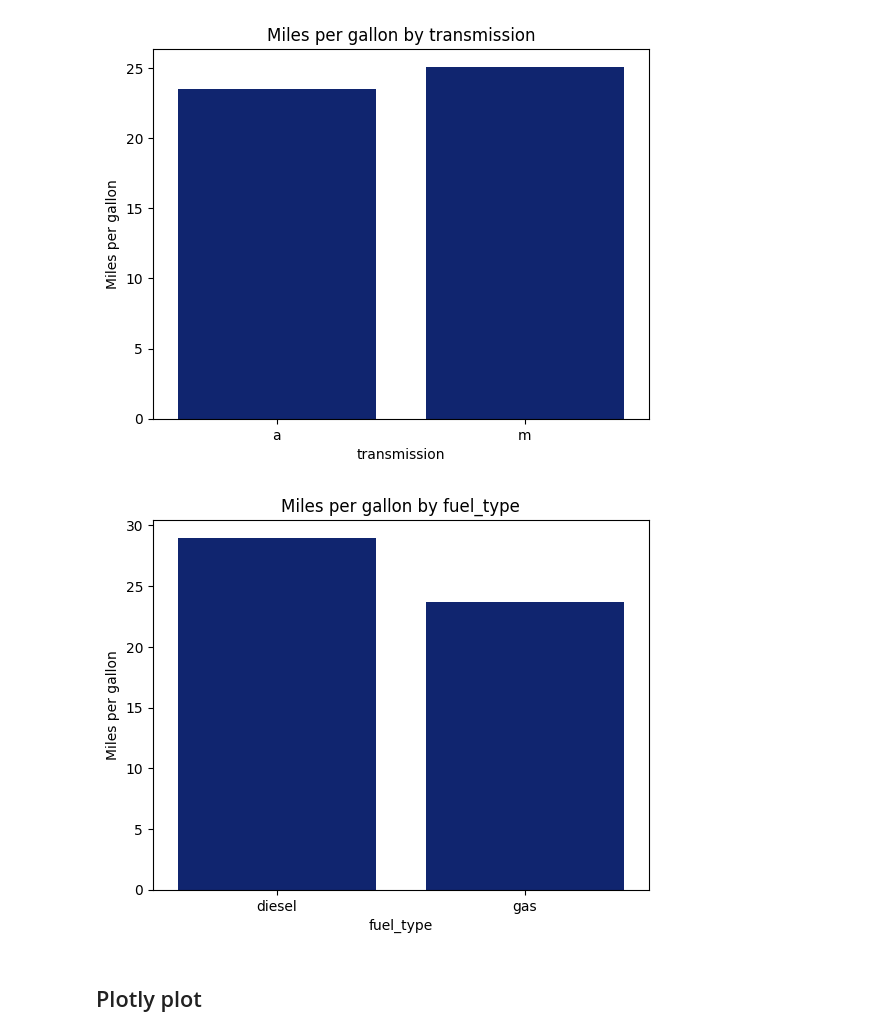
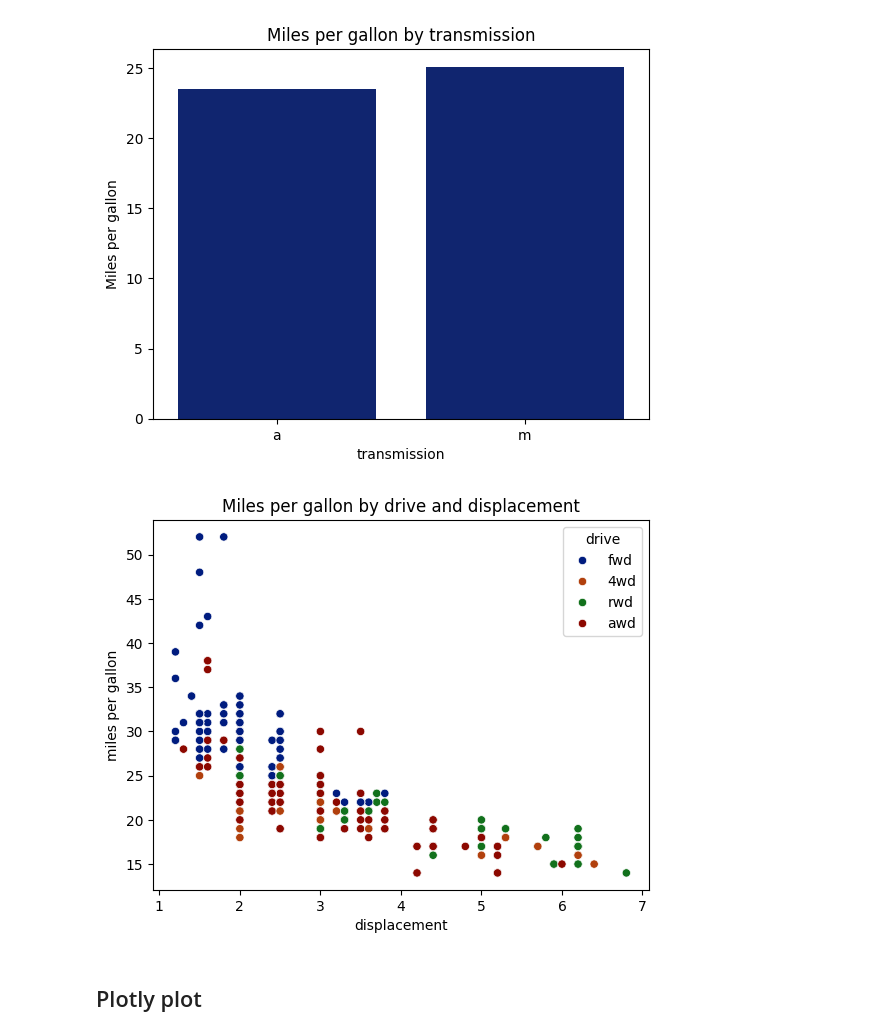
Before and after one commit to anmar36a/Data-Analysis, a Jupyter notebook: Car_Fuel_Efficiency.ipynb, the cells around one changed output. Drawn from its saved outputs; the diff is of its cells as text; code cells hidden in the pictures.

```diff
--- a/Car_Fuel_Efficiency.ipynb
+++ b/Car_Fuel_Efficiency.ipynb
@@ -334,10 +337,14 @@ barplot_mpg(get_mean_mpg('drive'))
 barplot_mpg(get_mean_mpg('transmission'))
 # %% [output]
 [figure]
-# %%
-barplot_mpg(get_mean_mpg('fuel_type'))
-# %% [output]
-[figure, removed]
+# %%
+sns.scatterplot(df[['drive', 'combination_mpg', 'displacement']], x='displacement', y='combination_mpg', hue='drive')
+plt.title('Miles per gallon by drive and displacement')
+plt.ylabel('miles per gallon')
+plt.savefig('Miles per gallon by drive and displacement', format='png')
+plt.show()
+# %% [output]
+[figure, added]
 # %% [markdown]
 ## Plotly plot
 # %%
```
Also changed, not shown: parts of 13 cells of this notebook.
